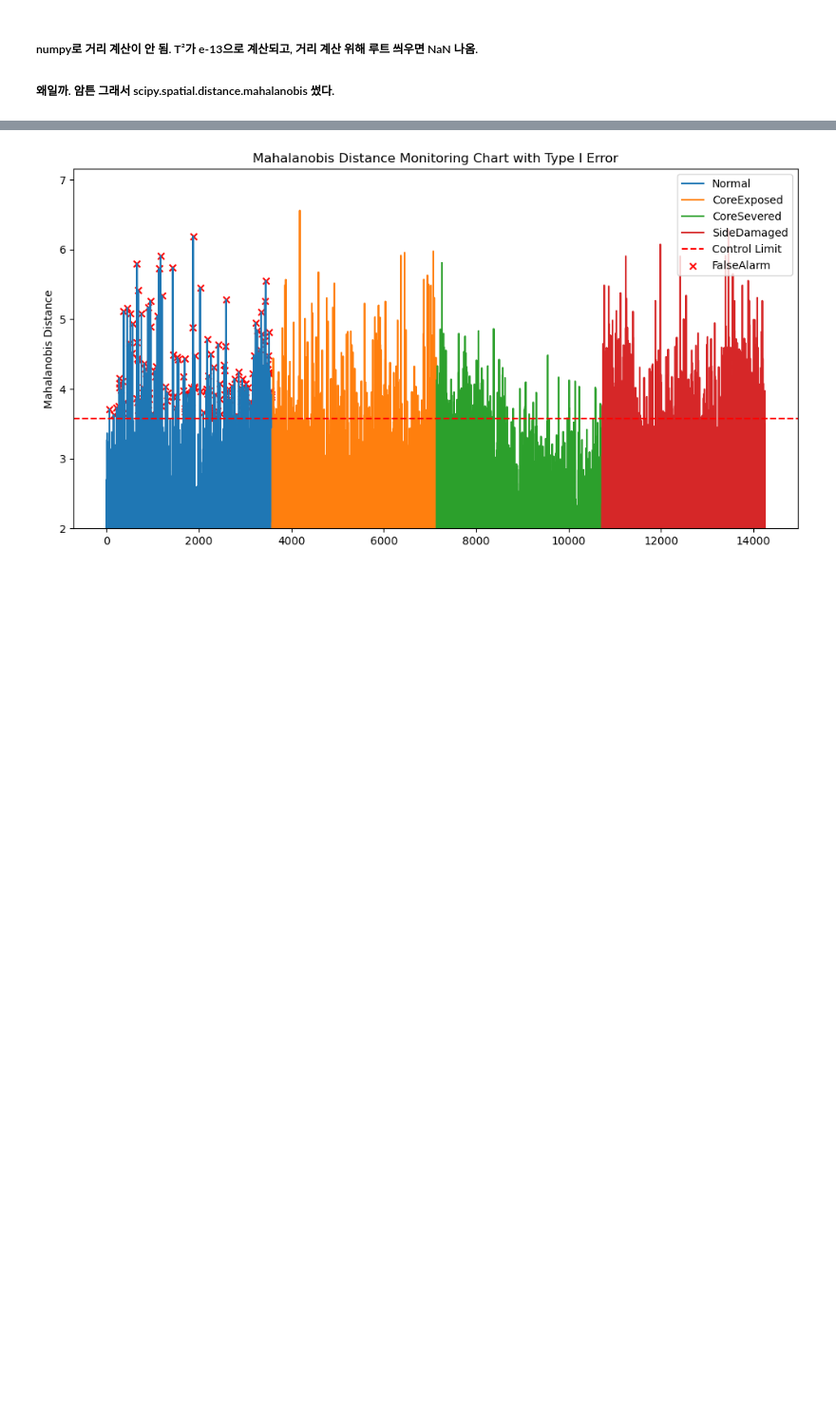
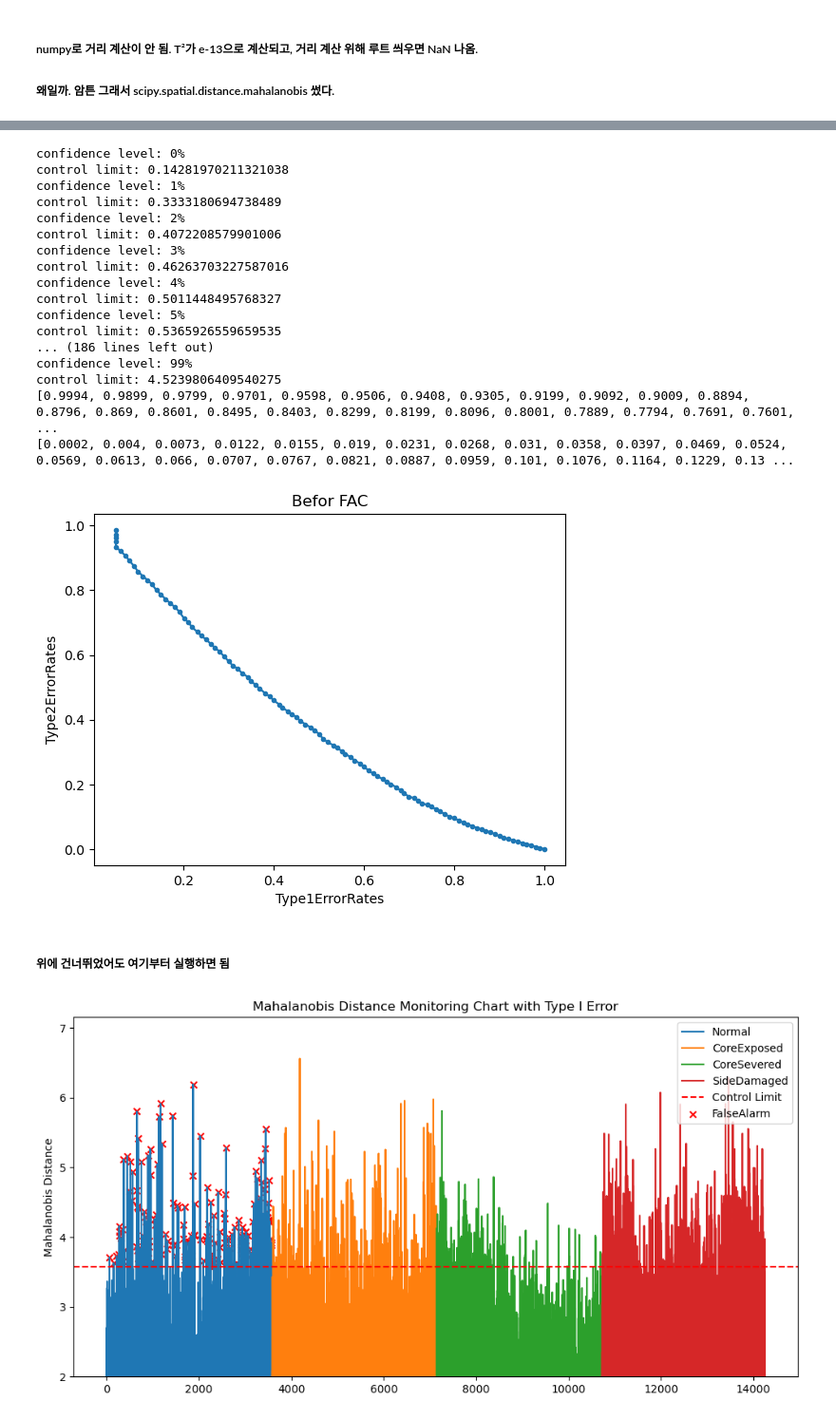
Before and after one commit to changyeon99/CapstoneDesign2, a Jupyter notebook: Oct_6th.ipynb, the cells around one changed output, grey strips where cells are left out. Shown at 95% size. Drawn from its saved outputs; the diff is of its cells as text; code cells hidden in the pictures; blank space fills up the shorter version.

```diff
--- a/Oct_6th.ipynb
+++ b/Oct_6th.ipynb
@@ -396,3 +366,68 @@ control limit: 3.5780264473386065
+# %%
+bootstrap_iterations = 100
+list_1e = []
+list_2e = []
+
+for confidence_level in range(0, 100):
+
+    type_normal = tb_data[tb_data['Type'] == 'Normal'] # Normal 데이터셋
+    type_not_normal = tb_data[tb_data['Type'] != 'Normal'] # Normal이 아닌 데이터셋
+
+    list_bootstrap_statistics = [] # 반복 횟수(100)만큼의 통계량을 저장할 빈 리스트
+
+    for _ in range(bootstrap_iterations):
+        bootstrap_sample = np.random.choice(type_normal['Mahalanobis Distance'], size = len(type_normal), replace = True) # Normal 데이터(3581)개와 같은 양의 표본을 복원추출
+        list_bootstrap_statistics.append(np.percentile(bootstrap_sample, confidence_level)) # 확보한 3581개 표본에서 n(=confidence_level)분위수 한 개 추출. list_bootstrap_statistics에 추가
+    # 위 반복문을 반복 횟수만큼 실행한 결과, list_bootstrap_statistics에 100개의 통계량이 저장됨. 이들은 모두 같은 신뢰구간에서 추출된 통계량임.
+    control_limit = np.mean(list_bootstrap_statistics) # 100개 통계량의 평균
+    print(f'confidence level: {confidence_level}%')
+    print(f'control limit: {control_limit}')
+
+    type_normal.loc[type_normal['Mahalanobis Distance'] >= control_limit, 'Confusion Matrix'] = 'FalseAlarm' # Normal 데이터셋 중 관리한계 이상인 애들은 알람이 울린 애들임. False Alarm = False Positive
+    type_not_normal.loc[type_not_normal['Mahalanobis Distance'] >= control_limit, 'Confusion Matrix'] = 'TrueAlarm' # Normal이 아닌 데이터셋 중 관리한계 넘은 애들은 True Alarm.
+    type_not_normal.loc[type_not_normal['Mahalanobis Distance'] < control_limit, 'Confusion Matrix'] = 'Type2Error' # Normal이 아닌 데이터셋 중 관리한계 안 넘어서 감지가 안 된 애들. Miss Detection = False Negative
+
+    ftb_data = pd.concat([type_normal, type_not_normal], axis = 0) # 관리한계 안 넘은 정상들은 애초에 Normal로 레이블링 되어 있었다.
+
+    Type1ErrorRates = round(len(ftb_data[ftb_data['Confusion Matrix'] == 'FalseAlarm'])/len(ftb_data[ftb_data['Type'] == 'Normal']), 4) # 제1종 오류 비율
+    Type2ErrorRates = round(len(ftb_data[ftb_data['Confusion Matrix'] == 'Type2Error'])/len(ftb_data[ftb_data['Type'] != 'Normal']), 4) # 제2종 오류 비율
+
+    list_1e.append(Type1ErrorRates)
+    list_2e.append(Type2ErrorRates)
+
+print(list_1e)
+print(list_2e)
+
+plt.plot(list_1e, list_2e, marker='.', linestyle='-')
+
+# Set axis labels and a title
+plt.xlabel("Type1ErrorRates")
+plt.ylabel("Type2ErrorRates")
+plt.title("Befor FAC")
+
+# Show the plot
+plt.show()
+# %% [output]
+confidence level: 0%
+control limit: 0.14281970211321038
+confidence level: 1%
+control limit: 0.3333180694738489
+confidence level: 2%
+control limit: 0.4072208579901006
+confidence level: 3%
+control limit: 0.46263703227587016
+confidence level: 4%
+control limit: 0.5011448495768327
+confidence level: 5%
+control limit: 0.5365926559659535
+... (186 lines left out)
+confidence level: 99%
+control limit: 4.5239806409540275
+[0.9994, 0.9899, 0.9799, 0.9701, 0.9598, 0.9506, 0.9408, 0.9305, 0.9199, 0.9092, 0.9009, 0.8894, 0.8796, 0.869, 0.8601, 0.8495, 0.8403, 0.8299, 0.8199, 0.8096, 0.8001, 0.7889, 0.7794, 0.7691, 0.7601,  ...
+[0.0002, 0.004, 0.0073, 0.0122, 0.0155, 0.019, 0.0231, 0.0268, 0.031, 0.0358, 0.0397, 0.0469, 0.0524, 0.0569, 0.0613, 0.066, 0.0707, 0.0767, 0.0821, 0.0887, 0.0959, 0.101, 0.1076, 0.1164, 0.1229, 0.13 ...
+[figure, added]
+# %% [markdown]
+##### 위에 건너뛰었어도 여기부터 실행하면 됨
 # %%
 mahalanobis_distance = tb_data['Mahalanobis Distance']
 
```
Also changed, not shown: parts of 18 cells of this notebook.
